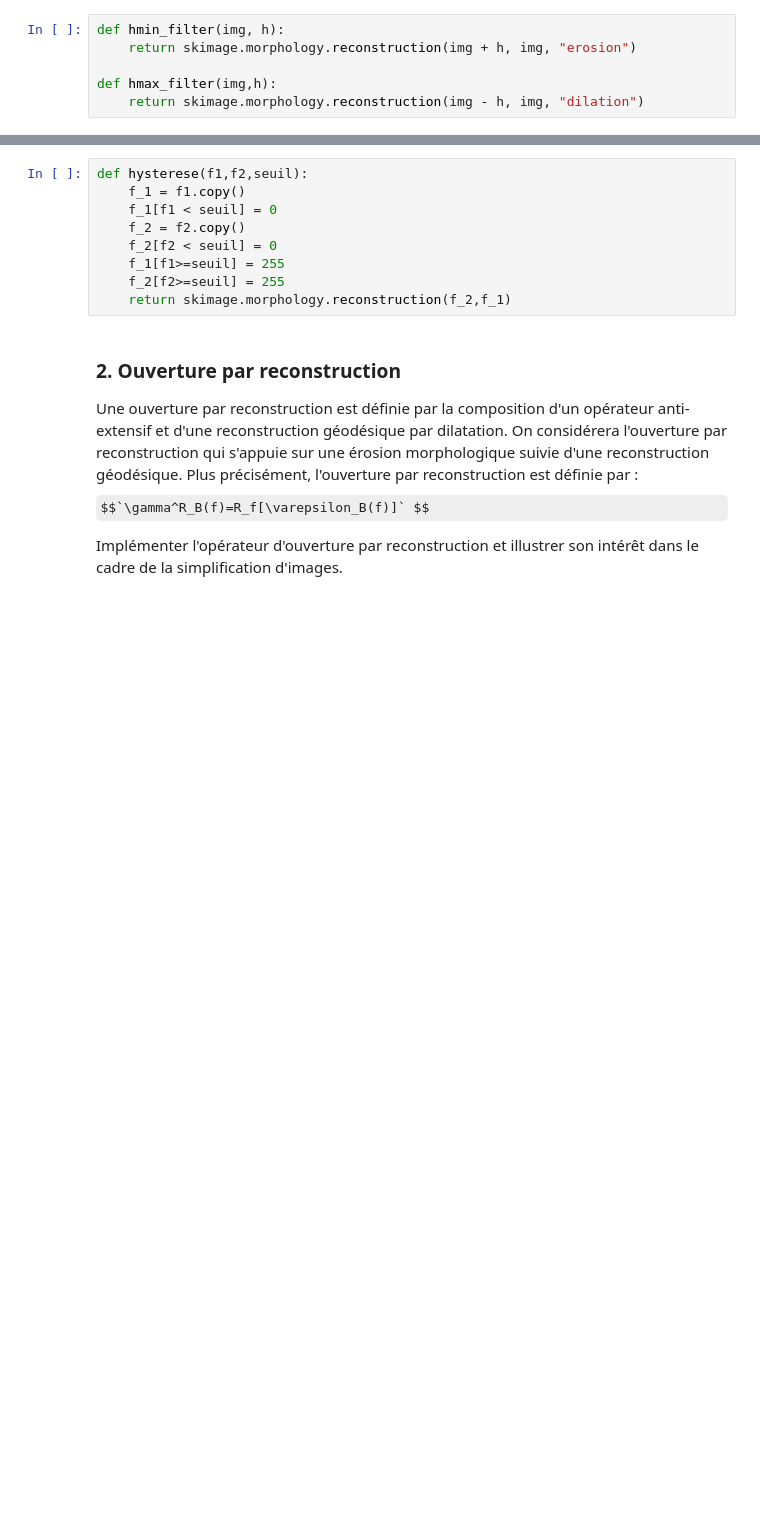
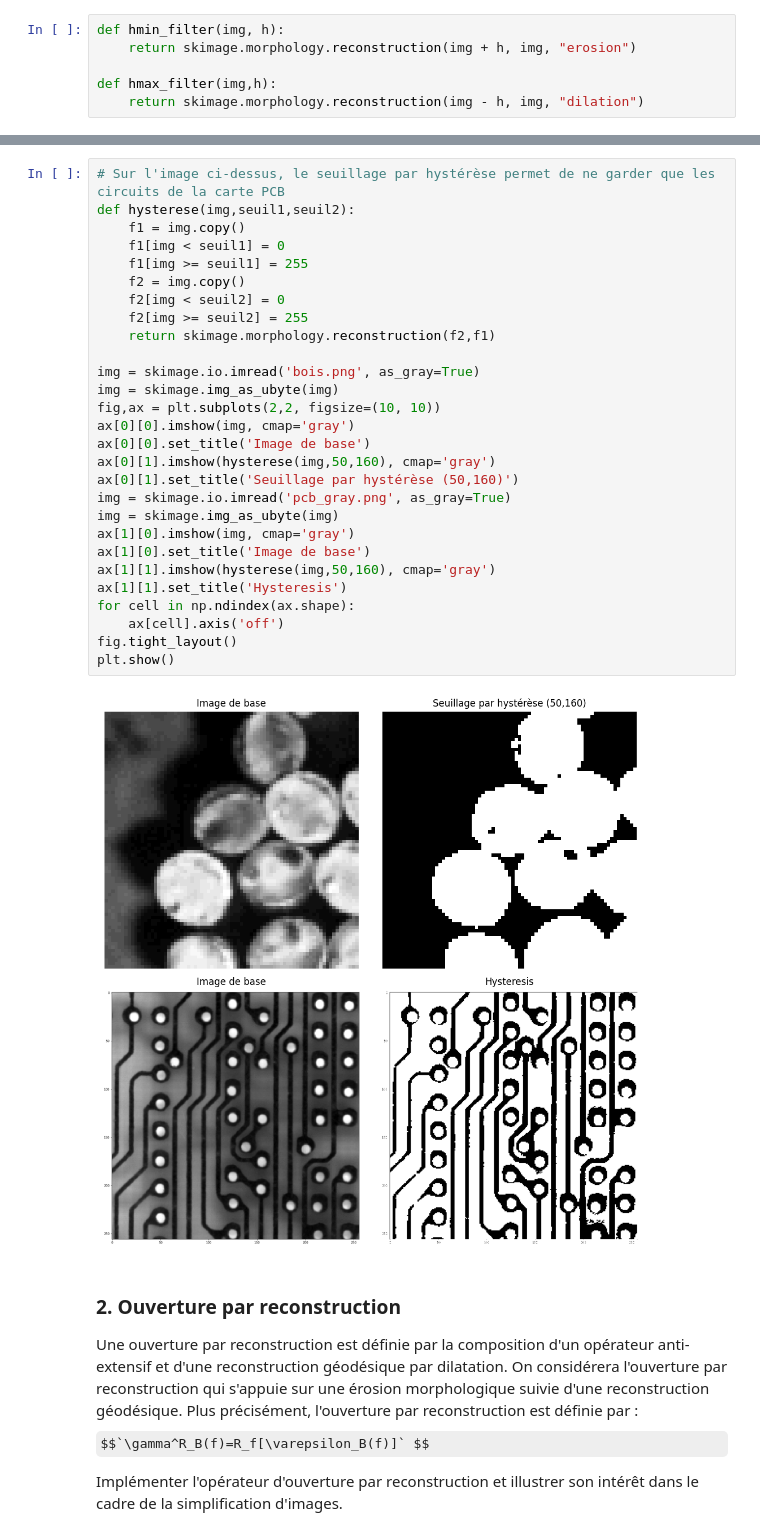
Before and after one commit to Neo-Purpinc/TraitementImageGeometrieDiscrete, a Jupyter notebook: tp4/tp4.ipynb, the cells around one changed output, grey strips where cells are left out. Cells and saved outputs as stored; diff of their text form; some formulas as TeX source; blank space fills up the shorter version.

```diff
--- a/tp4/tp4.ipynb
+++ b/tp4/tp4.ipynb
@@ -233,15 +234,36 @@ Ainsi dans le résultat final apparaîtront uniquement les composantes connexe
 Illustrez l’intérêt de cette technique sur l’image ci-dessous et écrire le code correspondant.
 
 <img src="pcb_gray.png" width="400">
-# %%
-def hysterese(f1,f2,seuil):
-    f_1 = f1.copy()
-    f_1[f1 < seuil] = 0
-    f_2 = f2.copy()
-    f_2[f2 < seuil] = 0
-    f_1[f1>=seuil] = 255
-    f_2[f2>=seuil] = 255
-    return skimage.morphology.reconstruction(f_2,f_1)
+# %%
+# Sur l'image ci-dessus, le seuillage par hystérèse permet de ne garder que les circuits de la carte PCB
+def hysterese(img,seuil1,seuil2):
+    f1 = img.copy()
+    f1[img < seuil1] = 0
+    f1[img >= seuil1] = 255
+    f2 = img.copy()
+    f2[img < seuil2] = 0
+    f2[img >= seuil2] = 255
+    return skimage.morphology.reconstruction(f2,f1)
+
+img = skimage.io.imread('bois.png', as_gray=True)
+img = skimage.img_as_ubyte(img)
+fig,ax = plt.subplots(2,2, figsize=(10, 10))
+ax[0][0].imshow(img, cmap='gray')
+ax[0][0].set_title('Image de base')
+ax[0][1].imshow(hysterese(img,50,160), cmap='gray')
+ax[0][1].set_title('Seuillage par hystérèse (50,160)')
+img = skimage.io.imread('pcb_gray.png', as_gray=True)
+img = skimage.img_as_ubyte(img)
+ax[1][0].imshow(img, cmap='gray')
+ax[1][0].set_title('Image de base')
+ax[1][1].imshow(hysterese(img,50,160), cmap='gray')
+ax[1][1].set_title('Hysteresis')
+for cell in np.ndindex(ax.shape):
+    ax[cell].axis('off')
+fig.tight_layout()
+plt.show()
+# %% [output]
+[figure, added]
 # %% [markdown]
 ### 2. Ouverture par reconstruction
 
```
Also changed, not shown: parts of 13 cells of this notebook, 7 other files.
